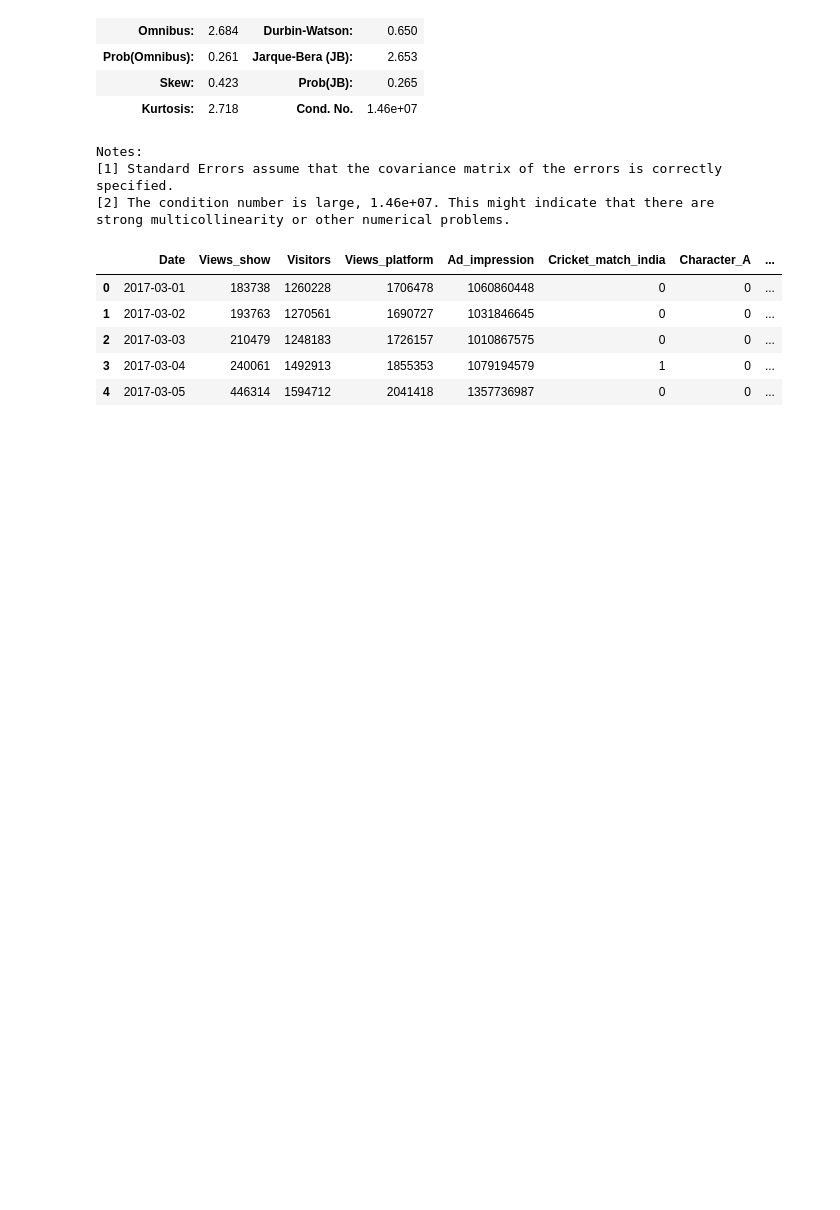
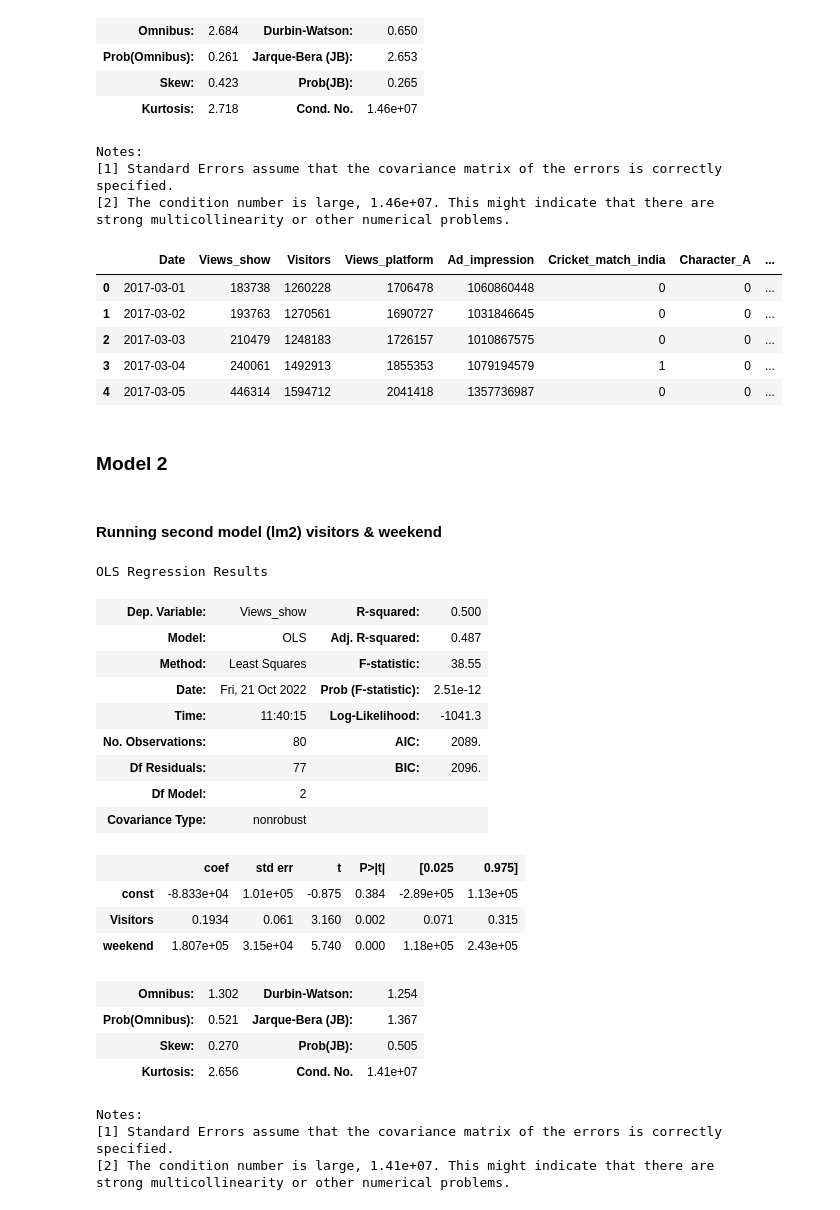
Before and after one commit to vivekkum-ar/Media-Company-Linear-Regression, a Jupyter notebook: Media-Company-Case-Study.ipynb, the cells around one changed output. Saved outputs shown, nothing was run; the diff lists cells and outputs as text; code cells hidden in the pictures; blank space fills up the shorter version.

Commit message:
Model2: visitors & weekend

```diff
--- a/Media-Company-Case-Study.ipynb
+++ b/Media-Company-Case-Study.ipynb
@@ -305,3 +305,44 @@ media.head()
 | 2 | 2017-03-03 | 210479 | 1248183 | 1726157 | 1010867575 | 0 | 0 | ... |
 | 3 | 2017-03-04 | 240061 | 1492913 | 1855353 | 1079194579 | 1 | 0 | ... |
 | 4 | 2017-03-05 | 446314 | 1594712 | 2041418 | 1357736987 | 0 | 0 | ... |
+# %% [markdown]
+### Model 2
+# %% [markdown]
+#### Running second model (lm2) visitors & weekend
+# %%
+# Putting feature variable to X
+X = media[['Visitors','weekend']]
+
+# Putting response variable to y
+y = media['Views_show']
+# %%
+import statsmodels.api as sm
+#Unlike SKLearn, statsmodels don't automatically fit a constant,
+#so you need to use the method sm.add_constant(X) in order to add a constant.
+X = sm.add_constant(X)
+# create a fitted model in one line
+lm_2 = sm.OLS(y,X).fit()
+lm_2.summary()
+# %% [output]
+OLS Regression Results
+| Dep. Variable: | Views_show | R-squared: | 0.500 |
+| Model: | OLS | Adj. R-squared: | 0.487 |
+| Method: | Least Squares | F-statistic: | 38.55 |
+| Date: | Fri, 21 Oct 2022 | Prob (F-statistic): | 2.51e-12 |
+| Time: | 11:40:15 | Log-Likelihood: | -1041.3 |
+| No. Observations: | 80 | AIC: | 2089. |
+| Df Residuals: | 77 | BIC: | 2096. |
+| Df Model: | 2 |  |  |
+| Covariance Type: | nonrobust |  |  |
+|  | coef | std err | t | P>|t| | [0.025 | 0.975] |
+| const | -8.833e+04 | 1.01e+05 | -0.875 | 0.384 | -2.89e+05 | 1.13e+05 |
+| Visitors | 0.1934 | 0.061 | 3.160 | 0.002 | 0.071 | 0.315 |
+| weekend | 1.807e+05 | 3.15e+04 | 5.740 | 0.000 | 1.18e+05 | 2.43e+05 |
+| Omnibus: | 1.302 | Durbin-Watson: | 1.254 |
+| Prob(Omnibus): | 0.521 | Jarque-Bera (JB): | 1.367 |
+| Skew: | 0.270 | Prob(JB): | 0.505 |
+| Kurtosis: | 2.656 | Cond. No. | 1.41e+07 |
+Notes:
+[1] Standard Errors assume that the covariance matrix of the errors is correctly specified.
+[2] The condition number is large, 1.41e+07. This might indicate that there are
+strong multicollinearity or other numerical problems.
```
